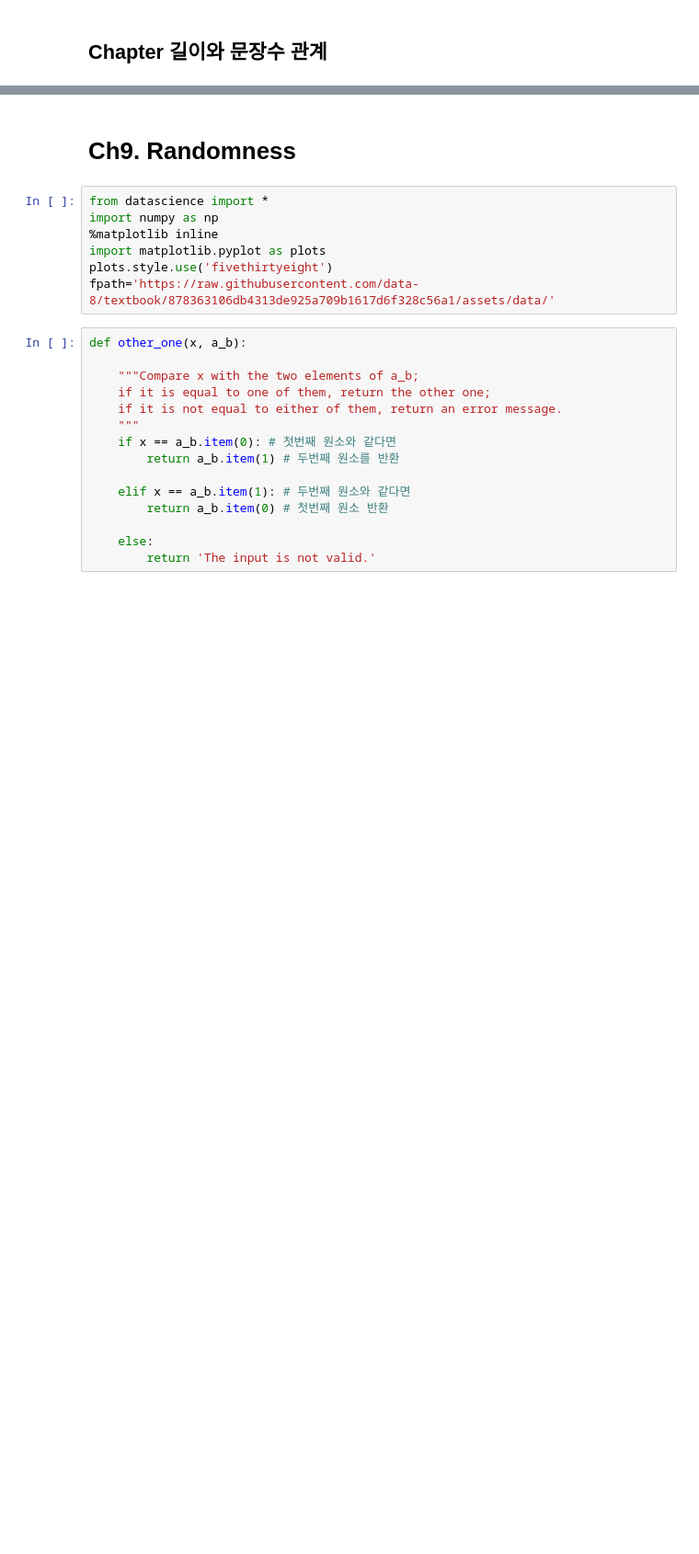
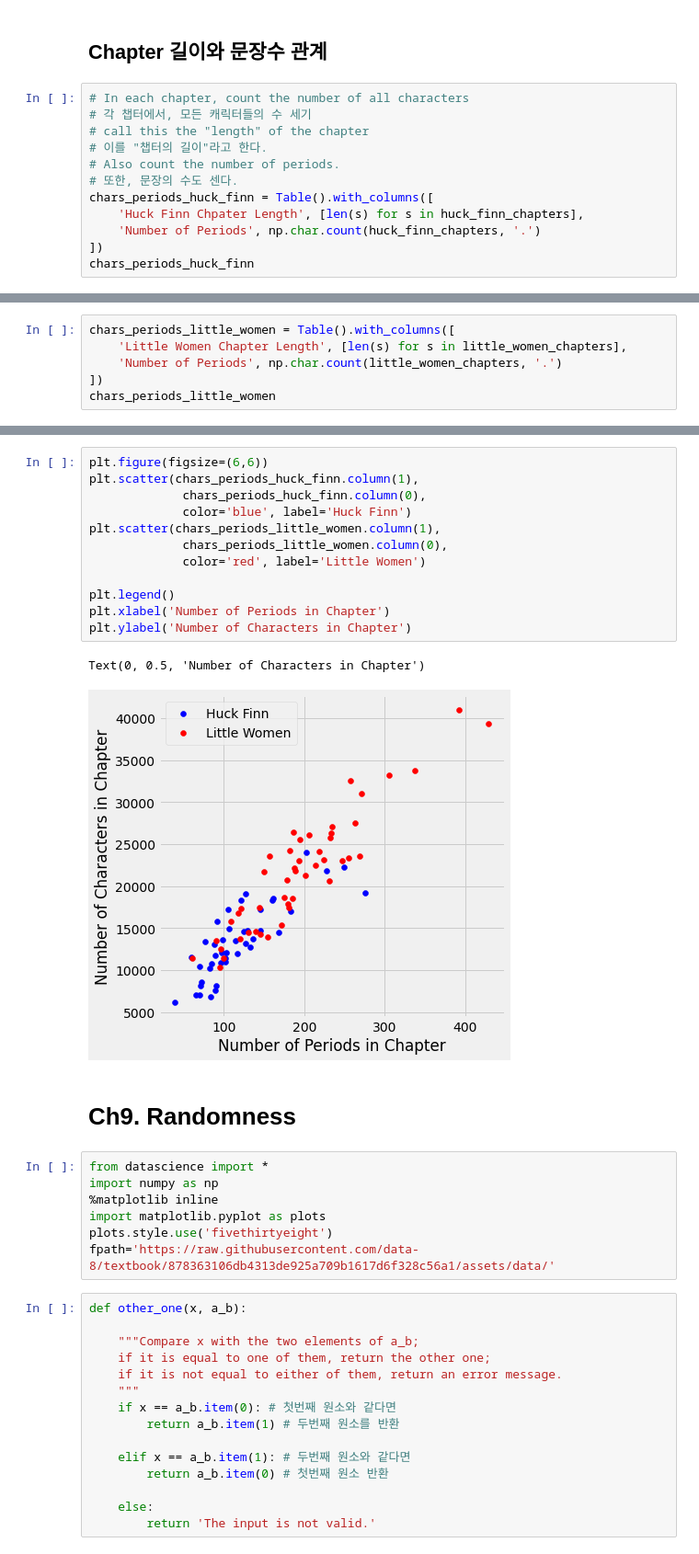
Before and after one commit to Sianus/School_Lecture, a Jupyter notebook: DataScience/Self_contents/따라쓰기.ipynb, the cells around one changed output, grey strips where cells are left out. Shown at 92% size. Drawn from its saved outputs; the diff is of its cells as text; blank space fills up the shorter version.

```diff
--- a/DataScience/Self_contents/따라쓰기.ipynb
+++ b/DataScience/Self_contents/따라쓰기.ipynb
@@ -256,2 +256,14 @@ plt.title('Cumulative Number of Times Each Name Appears');
 # %% [markdown]
 ## Chapter 길이와 문장수 관계
+# %%
+# In each chapter, count the number of all characters
+# 각 챕터에서, 모든 캐릭터들의 수 세기
+# call this the "length" of the chapter
+# 이를 "챕터의 길이"라고 한다.
+# Also count the number of periods.
+# 또한, 문장의 수도 센다.
+chars_periods_huck_finn = Table().with_columns([
+    'Huck Finn Chpater Length', [len(s) for s in huck_finn_chapters],
+    'Number of Periods', np.char.count(huck_finn_chapters, '.')
+])
+chars_periods_huck_finn
@@ -257,0 +283,6 @@ plt.title('Cumulative Number of Times Each Name Appears');
+# %%
+chars_periods_little_women = Table().with_columns([
+    'Little Women Chapter Length', [len(s) for s in little_women_chapters],
+    'Number of Periods', np.char.count(little_women_chapters, '.')
+])
+chars_periods_little_women
@@ -258,3 +302,18 @@ plt.title('Cumulative Number of Times Each Name Appears');
+# %%
+plt.figure(figsize=(6,6))
+plt.scatter(chars_periods_huck_finn.column(1),
+             chars_periods_huck_finn.column(0),
+             color='blue', label='Huck Finn')
+plt.scatter(chars_periods_little_women.column(1),
+             chars_periods_little_women.column(0),
+             color='red', label='Little Women')
+
+plt.legend()
+plt.xlabel('Number of Periods in Chapter')
+plt.ylabel('Number of Characters in Chapter')
+# %% [output]
+Text(0, 0.5, 'Number of Characters in Chapter')
+[figure, added]
 # %% [markdown]
 # Ch9. Randomness
 # %%
```
Also changed, not shown: parts of 20 cells of this notebook, 11 other files.
